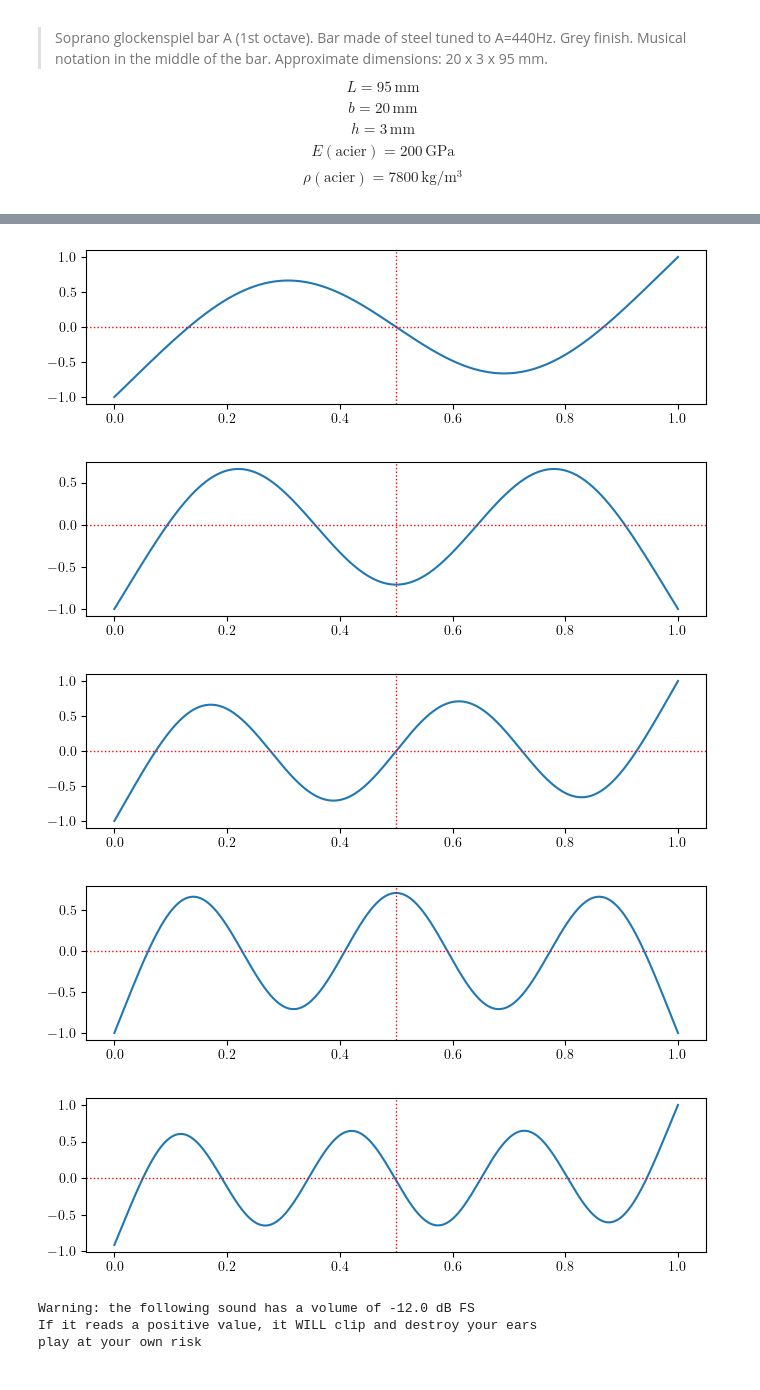
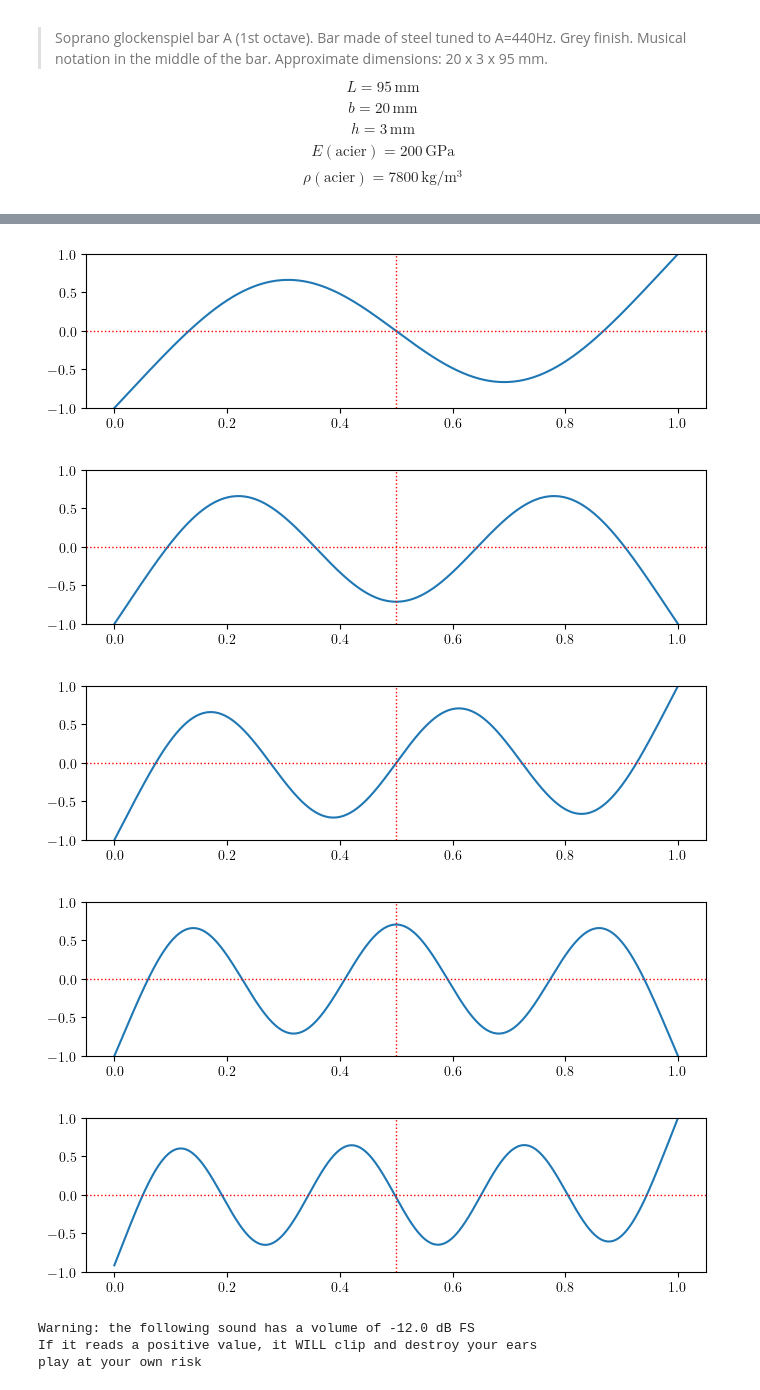
Before and after one commit to vincent-lafouasse/Glockenspiel_PhysicalModelling, a Jupyter notebook: percu1.ipynb, the cells around one changed output, grey strips where cells are left out. Drawn from its saved outputs; the diff is of its cells as text; code cells hidden in the pictures.

```diff
--- a/percu1.ipynb
+++ b/percu1.ipynb
@@ -215,6 +215,7 @@ for (gamma, a) in zip(gammas, a_n):
     maximum = np.max(np.abs(phi))
     phi /= maximum
     plt.plot(X_red, phi)
+    plt.ylim((-1, 1))
     plt.axvline(x=0.5, color="red", linestyle="dotted", linewidth=1)
     plt.axhline(y=0, color="red", linestyle="dotted", linewidth=1)
     plt.show()
@@ -223,8 +224,8 @@ for (gamma, a) in zip(gammas, a_n):
-[figure, old version]
+[figure, new version]
-[figure, old version]
+[figure, new version]
-[figure, old version]
+[figure, new version]
-[figure, old version]
+[figure, new version]
-[figure, old version]
+[figure, new version]
 # %%
 # Synthese
 pulsations = [c * gamma * gamma for gamma in gammas]
```
Also changed, not shown: parts of 1 cell of this notebook.
